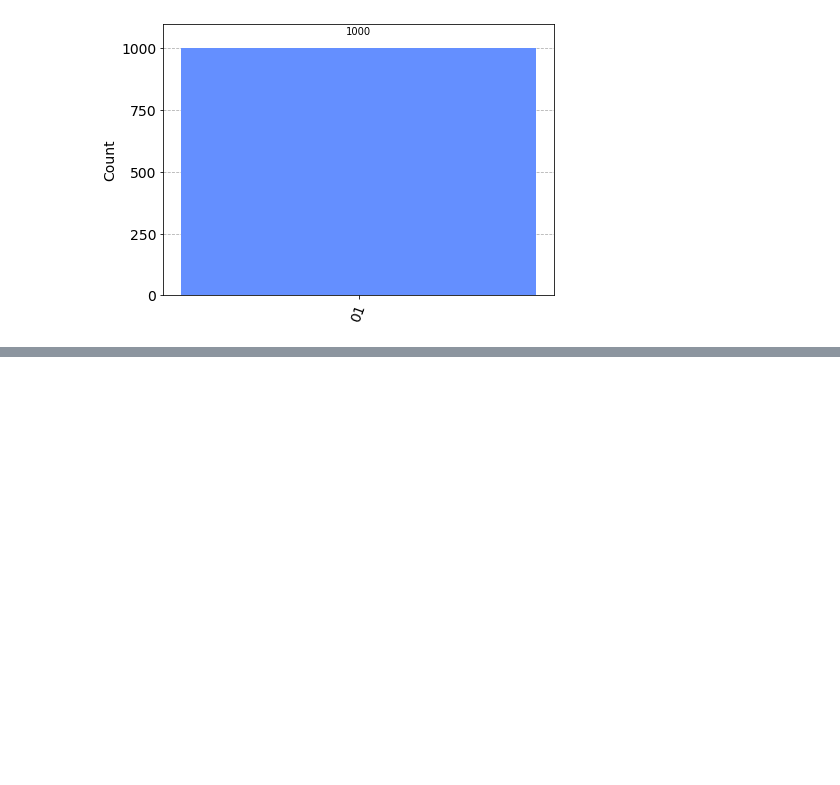
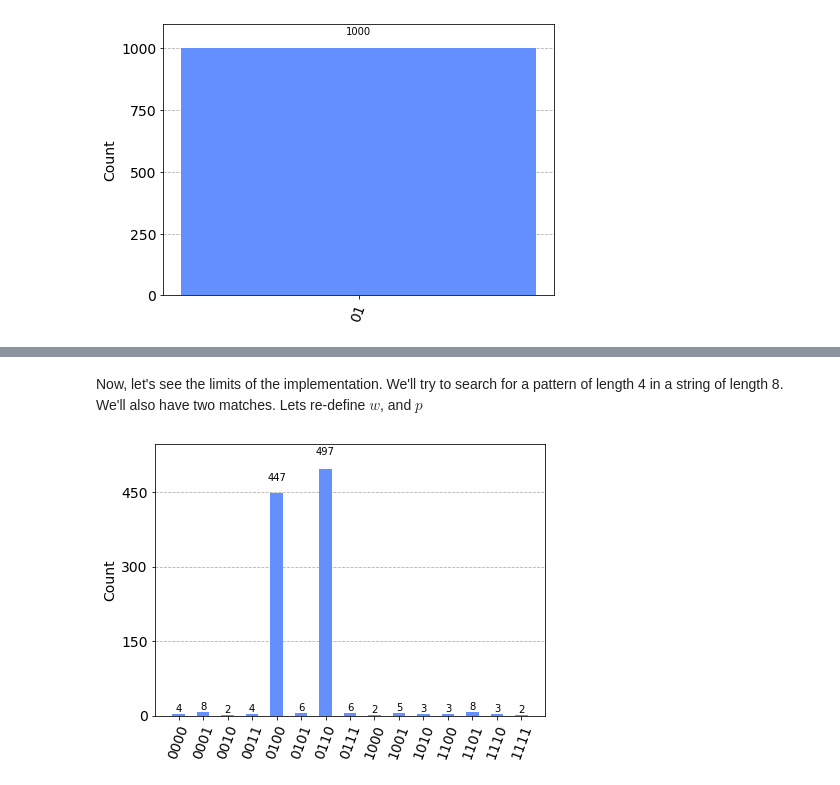
Before and after one commit to mmmeeedddsss/ceng798, a Jupyter notebook: grovers_string_search.ipynb, the cells around one changed output, grey strips where cells are left out. Saved outputs shown, nothing was run; the diff lists cells and outputs as text; code cells hidden in the pictures; blank space fills up the shorter version.

```diff
--- a/grovers_string_search.ipynb
+++ b/grovers_string_search.ipynb
@@ -15,16 +15,14 @@ In this project, I tried to implement a similar and a novel way of solving the s
 # %% [markdown]
 So first, let us define the imports we'll use,
 # %%
-%matplotlib inline
-import matplotlib.pyplot as plt
 import math
 
 from qiskit.visualization import plot_histogram
 from qiskit import transpile
 from qiskit import QuantumCircuit, QuantumRegister
-from qiskit import IBMQ
+from qiskit_ibm_provider import IBMProvider
 
-provider = IBMQ.load_account()
+provider = IBMProvider()
 # %% [markdown]
 And define the variables we'll use,
 as in the original statement, we have $w$ and $p$ as the string and the pattern respectively.
@@ -188,13 +194,13 @@ measurement_s(qc)
 # %% [markdown]
 Then, run the circuit on a simulator and plot the results.
 # %%
-def execute(qc, num_shots=1000):
-    backend = provider.backend.ibmq_qasm_simulator
+def execute_on_sim(qc, num_shots=1000):
+    backend = provider.get_backend('ibmq_qasm_simulator')
     result = backend.run(transpile(qc, backend), shots=num_shots).result()
     return result.get_counts(qc)
 
 
-counts = execute(qc)
+counts = execute_on_sim(qc)
 # %%
 plot_histogram(counts)
 # %% [output]
@@ -201,0 +236,8 @@ plot_histogram(counts)
+# %% [markdown]
+Now, let's see the limits of the implementation. We'll try to search for a pattern of length 4 in a string of length 8. We'll also have two matches.
+Lets re-define $w$, and $p$
+# %%
+inp_w = "11010001"
+inp_p = "01"
+n = len(inp_w)
+m = len(inp_p)
@@ -201,0 +249,11 @@ plot_histogram(counts)
+# %%
+num_sbits = math.ceil(math.log2(n - m)) + 1 # Number of bits required for s to encode all possible start indexes of matches
+
+s = QuantumRegister(num_sbits, 's_list')
+#s_chunks = list(list_to_chunks(s_list, num_sbits))
+w = QuantumRegister(n, 'w') # w is the string to be searched
+p = QuantumRegister(m, 'p') # p is the pattern to be searched in w
+bit_matches = QuantumRegister(m, 'bit_matches') # bit_matches is the intermediate qubits to store the individual constraints
+match = QuantumRegister(1, 'match') # match is the final qubit to store the result of the oracle
+
+qc = QuantumCircuit(s, w, p, bit_matches, match) # all qubits will have starting state of |0>
@@ -201,0 +276,9 @@ plot_histogram(counts)
+# %%
+import time
+
+start_time = time.monotonic()
+
+counts = execute_on_sim(qc, num_shots=1000)
+plot_histogram(counts)
+# %% [output]
+[figure, added]
```
Also changed, not shown: parts of 13 cells of this notebook, 2 other files.
